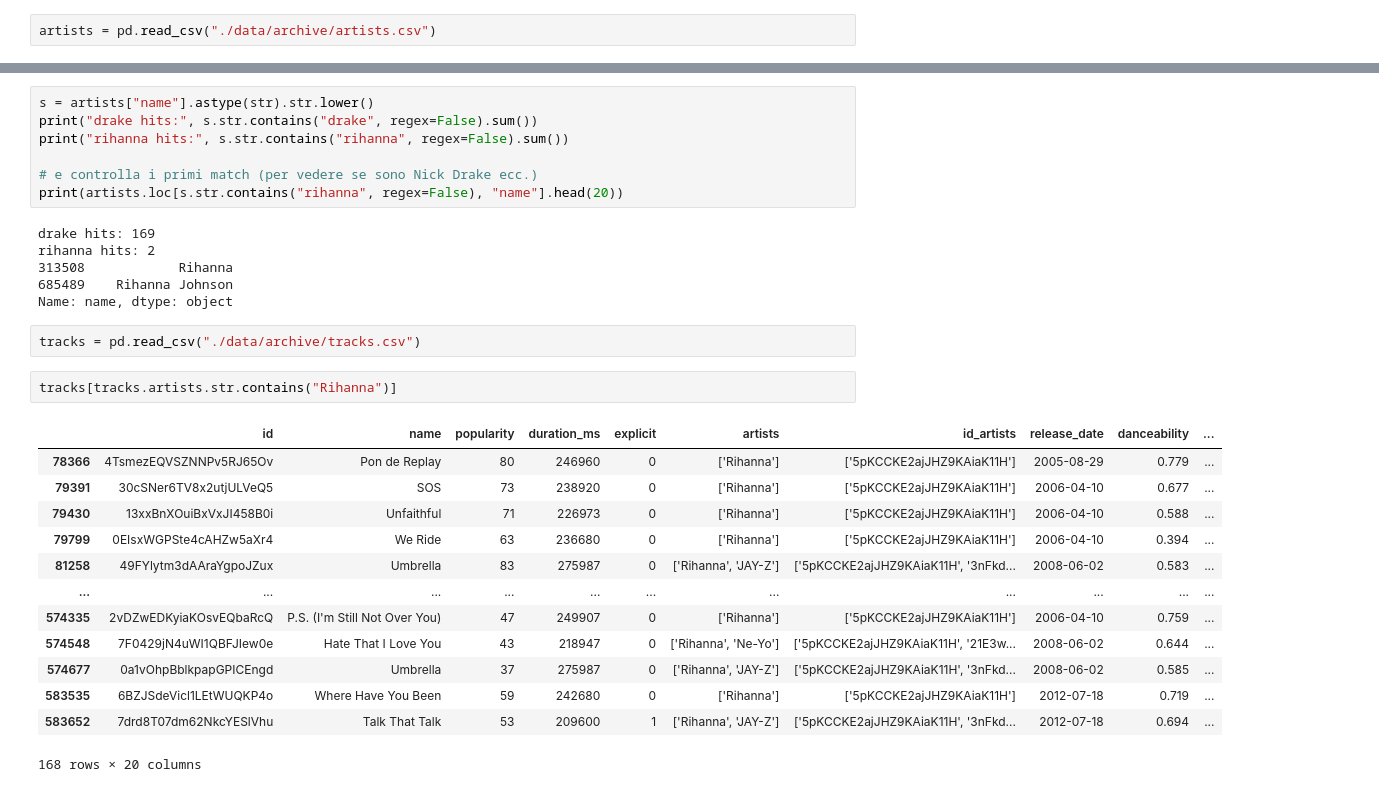
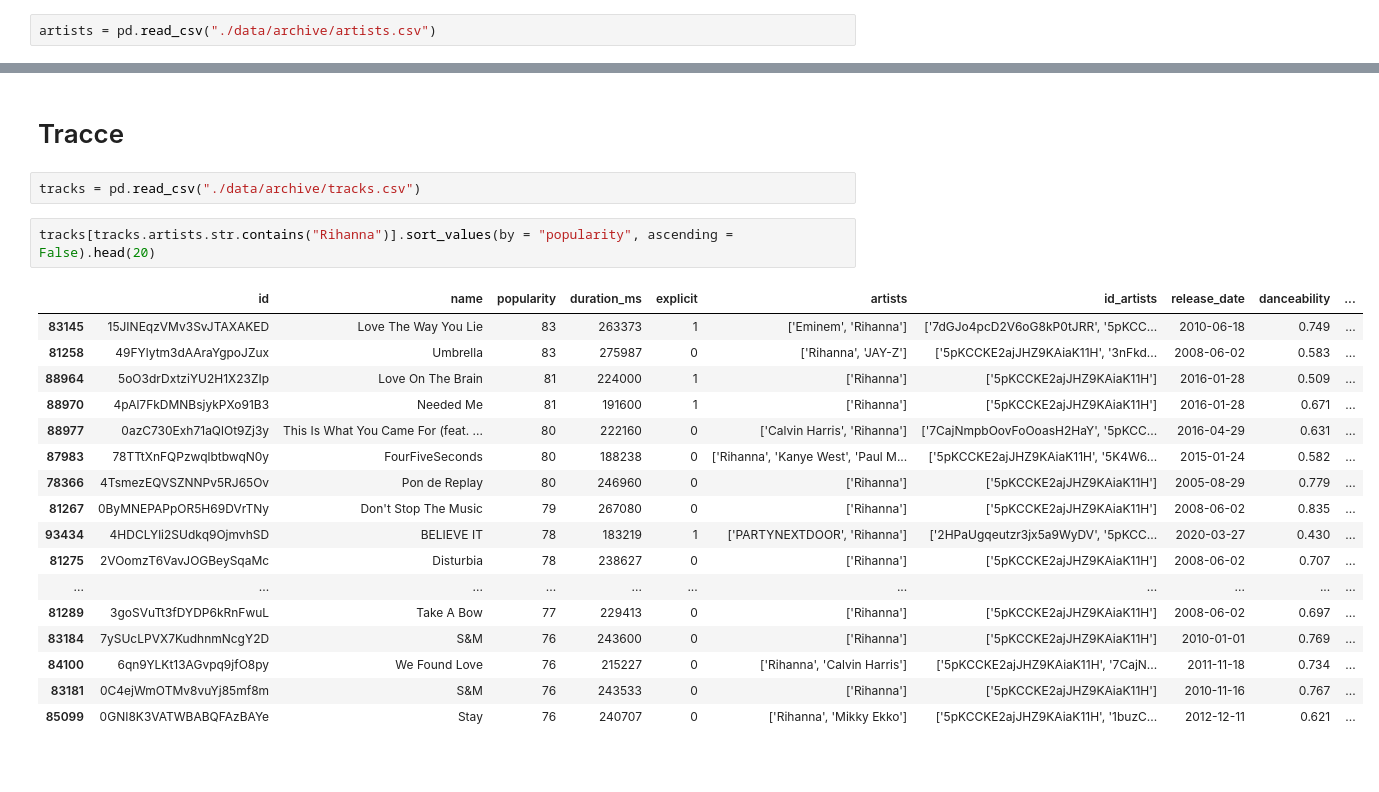
Before and after one commit to MicheleRoar/SISMA, a Jupyter notebook: data_analisys.ipynb, the cells around one changed output, grey strips where cells are left out. Drawn from its saved outputs; the diff is of its cells as text; blank space fills up the shorter version.

```diff
--- a/data_analisys.ipynb
+++ b/data_analisys.ipynb
@@ -48,31 +77,24 @@ artists[artists.genres.str.contains("italian adult pop")].sort_values(by="popula
-# %%
-s = artists["name"].astype(str).str.lower()
-print("drake hits:", s.str.contains("drake", regex=False).sum())
-print("rihanna hits:", s.str.contains("rihanna", regex=False).sum())
-
-# e controlla i primi match (per vedere se sono Nick Drake ecc.)
-print(artists.loc[s.str.contains("rihanna", regex=False), "name"].head(20))
-# %% [output]
-drake hits: 169
-rihanna hits: 2
-313508            Rihanna
-685489    Rihanna Johnson
-Name: name, dtype: object
+# %% [markdown]
+# Tracce
 # %%
 tracks = pd.read_csv("./data/archive/tracks.csv")
 # %%
-tracks[tracks.artists.str.contains("Rihanna")]
+tracks[tracks.artists.str.contains("Rihanna")].sort_values(by = "popularity", ascending = False).head(20)
 # %% [output]
 |  | id | name | popularity | duration_ms | explicit | artists | id_artists | release_date | danceability | ... |
+| 83145 | 15JINEqzVMv3SvJTAXAKED | Love The Way You Lie | 83 | 263373 | 1 | ['Eminem', 'Rihanna'] | ['7dGJo4pcD2V6oG8kP0tJRR', '5pKCC... | 2010-06-18 | 0.749 | ... |
+| 81258 | 49FYlytm3dAAraYgpoJZux | Umbrella | 83 | 275987 | 0 | ['Rihanna', 'JAY-Z'] | ['5pKCCKE2ajJHZ9KAiaK11H', '3nFkd... | 2008-06-02 | 0.583 | ... |
+| 88964 | 5oO3drDxtziYU2H1X23ZIp | Love On The Brain | 81 | 224000 | 1 | ['Rihanna'] | ['5pKCCKE2ajJHZ9KAiaK11H'] | 2016-01-28 | 0.509 | ... |
+| 88970 | 4pAl7FkDMNBsjykPXo91B3 | Needed Me | 81 | 191600 | 1 | ['Rihanna'] | ['5pKCCKE2ajJHZ9KAiaK11H'] | 2016-01-28 | 0.671 | ... |
+| 88977 | 0azC730Exh71aQlOt9Zj3y | This Is What You Came For (feat. ... | 80 | 222160 | 0 | ['Calvin Harris', 'Rihanna'] | ['7CajNmpbOovFoOoasH2HaY', '5pKCC... | 2016-04-29 | 0.631 | ... |
+| 87983 | 78TTtXnFQPzwqlbtbwqN0y | FourFiveSeconds | 80 | 188238 | 0 | ['Rihanna', 'Kanye West', 'Paul M... | ['5pKCCKE2ajJHZ9KAiaK11H', '5K4W6... | 2015-01-24 | 0.582 | ... |
 | 78366 | 4TsmezEQVSZNNPv5RJ65Ov | Pon de Replay | 80 | 246960 | 0 | ['Rihanna'] | ['5pKCCKE2ajJHZ9KAiaK11H'] | 2005-08-29 | 0.779 | ... |
-| 79391 | 30cSNer6TV8x2utjULVeQ5 | SOS | 73 | 238920 | 0 | ['Rihanna'] | ['5pKCCKE2ajJHZ9KAiaK11H'] | 2006-04-10 | 0.677 | ... |
-| 79430 | 13xxBnXOuiBxVxJI458B0i | Unfaithful | 71 | 226973 | 0 | ['Rihanna'] | ['5pKCCKE2ajJHZ9KAiaK11H'] | 2006-04-10 | 0.588 | ... |
-| 79799 | 0EIsxWGPSte4cAHZw5aXr4 | We Ride | 63 | 236680 | 0 | ['Rihanna'] | ['5pKCCKE2ajJHZ9KAiaK11H'] | 2006-04-10 | 0.394 | ... |
-| 81258 | 49FYlytm3dAAraYgpoJZux | Umbrella | 83 | 275987 | 0 | ['Rihanna', 'JAY-Z'] | ['5pKCCKE2ajJHZ9KAiaK11H', '3nFkd... | 2008-06-02 | 0.583 | ... |
+| 81267 | 0ByMNEPAPpOR5H69DVrTNy | Don't Stop The Music | 79 | 267080 | 0 | ['Rihanna'] | ['5pKCCKE2ajJHZ9KAiaK11H'] | 2008-06-02 | 0.835 | ... |
+| 93434 | 4HDCLYli2SUdkq9OjmvhSD | BELIEVE IT | 78 | 183219 | 1 | ['PARTYNEXTDOOR', 'Rihanna'] | ['2HPaUgqeutzr3jx5a9WyDV', '5pKCC... | 2020-03-27 | 0.430 | ... |
+| 81275 | 2VOomzT6VavJOGBeySqaMc | Disturbia | 78 | 238627 | 0 | ['Rihanna'] | ['5pKCCKE2ajJHZ9KAiaK11H'] | 2008-06-02 | 0.707 | ... |
 | ... | ... | ... | ... | ... | ... | ... | ... | ... | ... | ... |
-| 574335 | 2vDZwEDKyiaKOsvEQbaRcQ | P.S. (I'm Still Not Over You) | 47 | 249907 | 0 | ['Rihanna'] | ['5pKCCKE2ajJHZ9KAiaK11H'] | 2006-04-10 | 0.759 | ... |
-| 574548 | 7F0429jN4uWI1QBFJIew0e | Hate That I Love You | 43 | 218947 | 0 | ['Rihanna', 'Ne-Yo'] | ['5pKCCKE2ajJHZ9KAiaK11H', '21E3w... | 2008-06-02 | 0.644 | ... |
-| 574677 | 0a1vOhpBblkpapGPICEngd | Umbrella | 37 | 275987 | 0 | ['Rihanna', 'JAY-Z'] | ['5pKCCKE2ajJHZ9KAiaK11H', '3nFkd... | 2008-06-02 | 0.585 | ... |
-| 583535 | 6BZJSdeVicl1LEtWUQKP4o | Where Have You Been | 59 | 242680 | 0 | ['Rihanna'] | ['5pKCCKE2ajJHZ9KAiaK11H'] | 2012-07-18 | 0.719 | ... |
-| 583652 | 7drd8T07dm62NkcYESlVhu | Talk That Talk | 53 | 209600 | 1 | ['Rihanna', 'JAY-Z'] | ['5pKCCKE2ajJHZ9KAiaK11H', '3nFkd... | 2012-07-18 | 0.694 | ... |
+| 81289 | 3goSVuTt3fDYDP6kRnFwuL | Take A Bow | 77 | 229413 | 0 | ['Rihanna'] | ['5pKCCKE2ajJHZ9KAiaK11H'] | 2008-06-02 | 0.697 | ... |
+| 83184 | 7ySUcLPVX7KudhnmNcgY2D | S&M | 76 | 243600 | 0 | ['Rihanna'] | ['5pKCCKE2ajJHZ9KAiaK11H'] | 2010-01-01 | 0.769 | ... |
+| 84100 | 6qn9YLKt13AGvpq9jfO8py | We Found Love | 76 | 215227 | 0 | ['Rihanna', 'Calvin Harris'] | ['5pKCCKE2ajJHZ9KAiaK11H', '7CajN... | 2011-11-18 | 0.734 | ... |
+| 83181 | 0C4ejWmOTMv8vuYj85mf8m | S&M | 76 | 243533 | 0 | ['Rihanna'] | ['5pKCCKE2ajJHZ9KAiaK11H'] | 2010-11-16 | 0.767 | ... |
+| 85099 | 0GNI8K3VATWBABQFAzBAYe | Stay | 76 | 240707 | 0 | ['Rihanna', 'Mikky Ekko'] | ['5pKCCKE2ajJHZ9KAiaK11H', '1buzC... | 2012-12-11 | 0.621 | ... |
-168 rows × 20 columns
```
Also changed, not shown: parts of 20 cells of this notebook, 12 other files.
